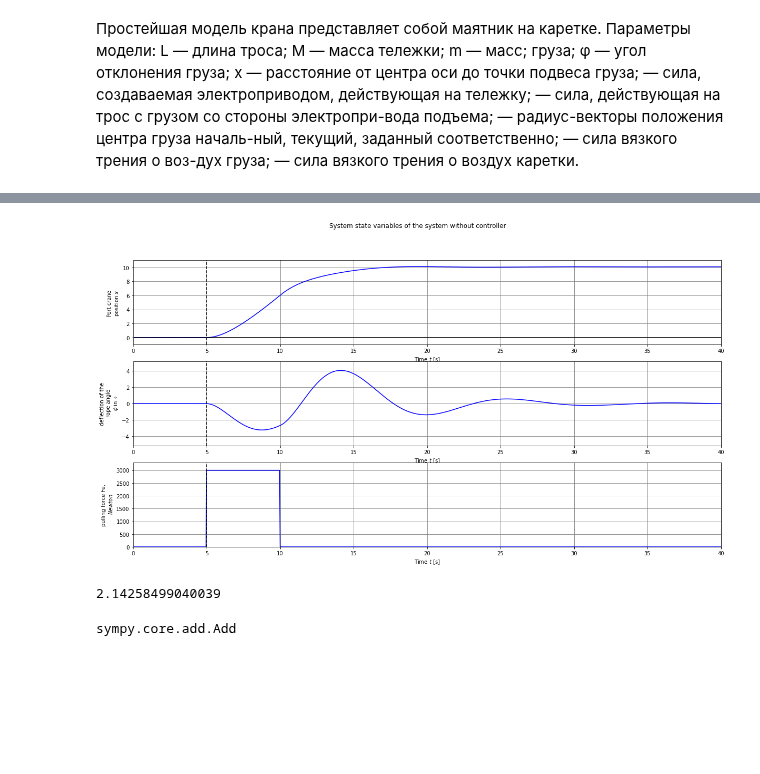
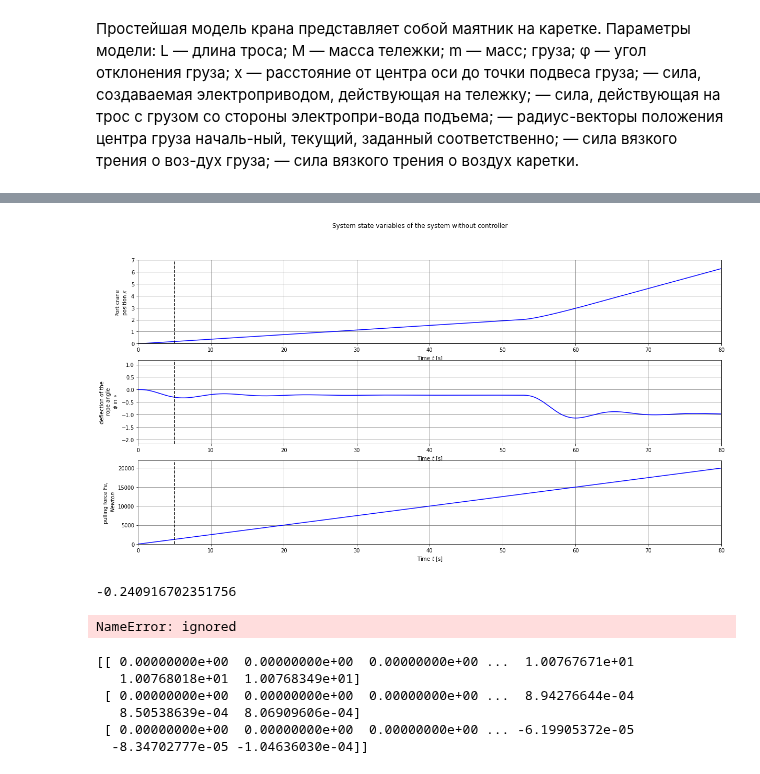
Before and after one commit to dvogureckiy99/Fuzzy, a Jupyter notebook: lab3.ipynb, the cells around one changed output, grey strips where cells are left out. Cells and saved outputs as stored; diff of their text form; code cells hidden in the pictures; blank space fills up the shorter version.

Commit message:
добавлено сопротивление качения в виде нелинейности

```diff
--- a/lab3.ipynb
+++ b/lab3.ipynb
@@ -148,15 +159,16 @@ def port_crane_updfcn(t,s,u,params):
       [ddx,ddphi], where ddx is a port crane acceleration in m/s^2 and ddphi is
       angular acceleration in rad/s^2
   """
-  from math import sin,cos
+  from math import sin,cos,sqrt,atan
 
   # Set up the system parameters
   m = params.get('m', 400.)  # cargo mass in kg
   M = params.get('M', 3000.) # port crane mass in kg
   g = params.get('g', 9.8)    # gravitational constant, m/s^2
   L = params.get('L', 30.)     # length of the drope in m
-  k1 = params.get('k1', 8e-1)    # static coefficient of viscous friction air acting on port crane cart in 1/kg
+  k1 = params.get('k1', 8e4)    # static coefficient of friction acting on the rope in 1/kg
   k2 = params.get('k2',1.5e3)     # static coefficient of friction acting on cargo, it's include viscous friction air and dry friction and other that depend on speed in 1/kg
+  ktrk = params.get('ktrk',3e-1)  # coefficient for friction of the cart on the surface
 
   # Define variables for object state
   x = s[0]    # port crane position in m
@@ -167,20 +179,24 @@ def port_crane_updfcn(t,s,u,params):
   #Define variables for object inputs
   Fe = u[0]   # pulling force exerted on the trolley in Newtons
 
+  v_ktrkmax=2 # установка скорости в м/с, когда значение трени качения установится
+  saturation=ct.saturation_nonlinearity(v_ktrkmax) # нелинейность для трения качения,
+  ktrk = (ktrk/v_ktrkmax)*saturation(dx)
+
   # calculating the output variables
-  ddx = (Fe*L + L**2*dphi**3*k1*m*cos(phi)**2/2 - L**2*dphi**2*k1**2*sin(phi)*cos(phi)**3 + L**2*dphi**2*m*sin(phi) + L*dphi**2*dx*k1*m*cos(phi)**3 + L*dphi*g*k1*m*cos(phi)**3 - L*dx*k2 + L*g*m*sin(2*phi)/2 + M*dphi*dx**2*k1*cos(phi)**2/2 + dphi*dx**2*k1*m*cos(phi)**2/2)/(L*(M + m*sin(phi)**2))
-  ddphi = -dphi**3*k1*cos(phi)/2 + dphi**2*k1**2*sin(phi)*cos(phi)**2/m - ddx*cos(phi)/L - dphi**2*dx*k1*cos(phi)**2/L - dphi*g*k1*cos(phi)**2/L - g*sin(phi)/L - M*dphi*dx**2*k1*cos(phi)/(2*L**2*m) - dphi*dx**2*k1*cos(phi)/(2*L**2)
+  ddx =  (Fe*L + L**2*dphi**2*m*sin(phi) - L*M*g*ktrk - L*dx*k2 - L*g*ktrk*m + L*g*m*sin(2*phi)/2 + dphi*k1*cos(phi))/(L*(M + m*sin(phi)**2))
+  ddphi = -ddx*cos(phi)/L - g*sin(phi)/L - dphi*k1/(L**2*m)
 
   return np.array([dx,ddx,dphi,ddphi])
 
 def port_crane_outfcn(t, s, u, params):
-  return s[0:3]
+  return s[0:4]
 # %%
 # Define a generator for creating a plots
 def system_dynamic_plot(sys, t, y, u, t_start_input=0, x_ref=0, linetype='b-',
                          subplots=[None, None, None],fig_size=None):
   #Figure out the plot bounds and indices
-  x_min = 0; x_max = x_ref+math.ceil(x_ref*0.05); x_ind = sys.find_state('x')
+  x_min = 0; x_max = x_ref+math.ceil(x_ref*0.05); x_ind = sys.find_state('dx')
   phi_min = -math.pi/18; phi_max = math.pi/18; phi_ind = sys.find_state('phi')
   Fe_min = 0; Fe_max = max(u); Fe_ind = sys.find_input('Fe')
 
@@ -261,43 +275,62 @@ sys_object = ct.NonlinearIOSystem(port_crane_updfcn, port_crane_outfcn,
 # %%
 # Define the generator for simulating an aoutonomus object whithout
 # controller, when state var equal to null. And also Fe = constant
 
 # Define the time and input vectors
 # Force starts from (time_start_force) sec and continue during  (time_application_of_force) sec of
 # interval and than force become zero before the end of tine interval
 time_start_force=5
-time_application_of_force = 5
-time_interval_stop = 40 # length of time interval in sec
+time_application_of_force = 35
+time_interval_stop = 80 # length of time interval in sec
 T = np.linspace(0, time_interval_stop, 1000+1)
 N_time_start_force = math.ceil((time_start_force/time_interval_stop)*(len(T)-1))
 N_time_application_of_force = math.ceil((time_application_of_force/time_interval_stop)*(len(T)-1))
-Fe = 3e3*np.concatenate(( np.zeros(N_time_start_force),
+
+# linear force increase
+Fe=np.array([0])
+for i in range(len(T)-1):
+  Fe = np.append(Fe,float(i/(len(T)-1)))
+Fe = Fe * 2e4
+# impulse force
+'''
+Fe_en = 5e4*np.concatenate(( np.zeros(N_time_start_force),
             np.ones(N_time_application_of_force),
             np.zeros(len(T)-N_time_start_force-N_time_application_of_force) ))
-
+'''
 init_state_vars = [0,0,0,0] #[dx,ddx,dphi,ddphi]
 # Response of the system with no integral feedback term
 figsize=(20,10)
 plt.figure(figsize=figsize)
 t, y_sfb = ct.input_output_response(sys_object, T, [Fe],init_state_vars,params={})
 subplots = system_dynamic_plot(sys_object, t, y_sfb, u=Fe,
          t_start_input=time_start_force, linetype='-b',fig_size=figsize)
 
 # Add title and legend
 plt.suptitle('System state variables of the system without controller')
 import matplotlib.lines as mlines
 pi_line = mlines.Line2D([], [], color='blue', linestyle='-', label='without controller')
 # %% [output]
-[figure, old version]
+[figure, new version]
 # %%
 
-print(ddx[0].evalf(subs={ 'x':3,'dx':2,'phi':2,'dphi':2,'m':230,'M':6000,'k1':0,'k2':0,'g':9.8,'L':30,'Fe':800 }))
+from math import sin,cos,sqrt,atan
+ddx  = ddx.evalf(subs={ 'x':3,'dx':2,'phi':2,'dphi':2,'m':230,'M':6000,'k1':0,'k2':0,'g':9.8,'L':30,'Fe':800  })
+print(ddphi.evalf(subs={ 'x':3,'dx':2,'phi':2,'dphi':2,'m':230,'M':6000,'k1':0,'k2':0,'g':9.8,'L':30,'Fe':800 ,'ddx':ddx }))
 # %% [output]
-2.14258499040039
+-0.240916702351756
 # %%
-type(a)
+type(y_sfb )
 # %% [output]
-sympy.core.add.Add
+NameError: ignored
+# %%
+print(y_sfb )
+# %% [output]
+[[ 0.00000000e+00  0.00000000e+00  0.00000000e+00 ...  1.00767671e+01
+   1.00768018e+01  1.00768349e+01]
+ [ 0.00000000e+00  0.00000000e+00  0.00000000e+00 ...  8.94276644e-04
+   8.50538639e-04  8.06909606e-04]
+ [ 0.00000000e+00  0.00000000e+00  0.00000000e+00 ... -6.19905372e-05
+  -8.34702777e-05 -1.04636030e-04]]
 # %%
 def port_crane_outdcn(t ,x ,u , param={})
   # Get the port crane parameters that we need
```
Also changed, not shown: parts of 7 cells of this notebook.
